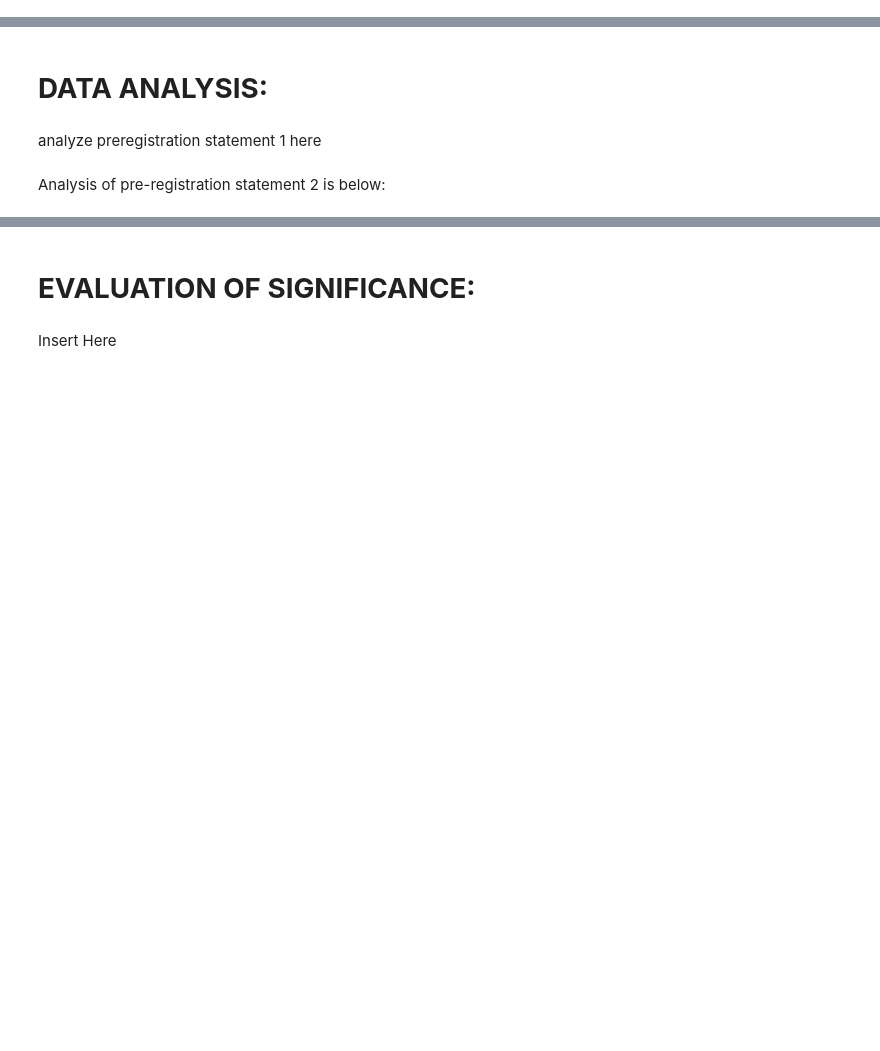
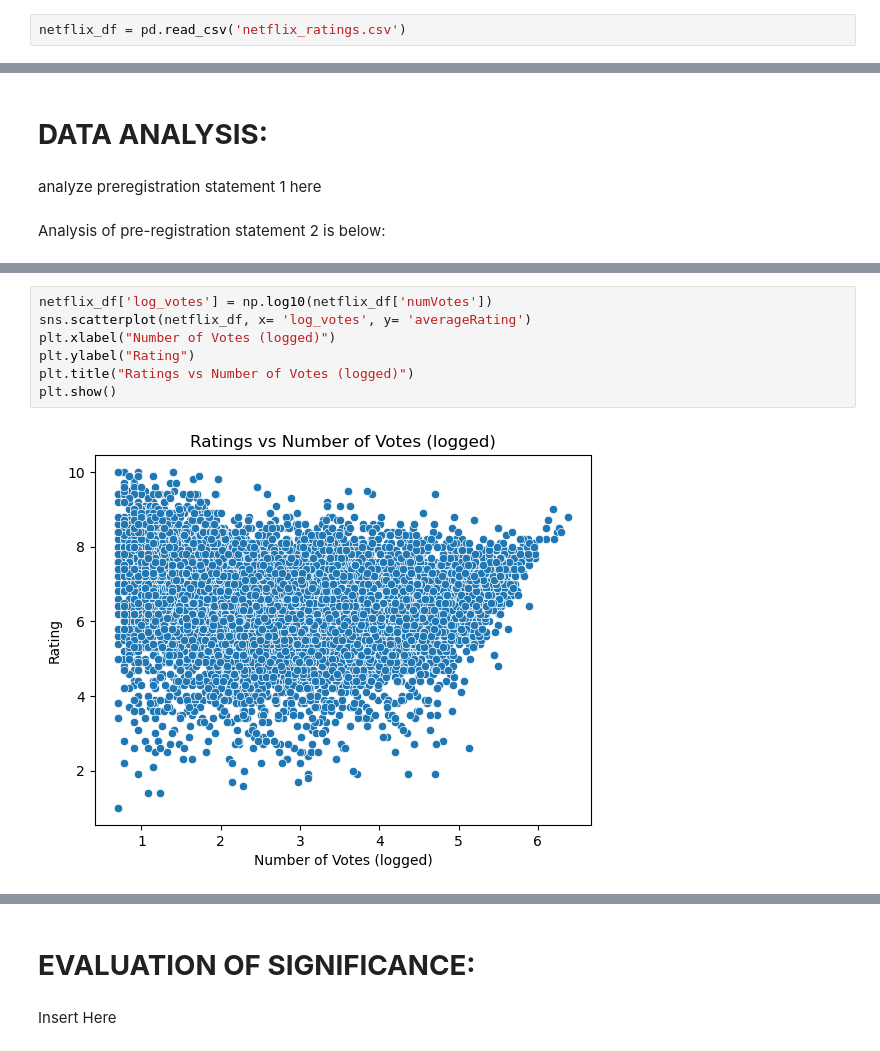
Before and after one commit to xuanlianliu/Data_Science_Project, a Jupyter notebook: Netflix.ipynb, the cells around one changed output, grey strips where cells are left out. Saved outputs shown, nothing was run; the diff lists cells and outputs as text; blank space fills up the shorter version.

```diff
--- a/NetflixShows.ipynb
+++ b/Netflix.ipynb
@@ -72,6 +72,8 @@ Note: you may need to restart the kernel to use updated packages.
 # __DATA CLEANING:__
 # %% [markdown]
 Insert description here (MAKE SURE TO INCLUDE THE LINK TO ipynb on github of data-cleaning.ipynb)
+# %%
+netflix_df = pd.read_csv('netflix_ratings.csv')
 # %% [markdown]
 # __DATA DESCRIPTION:__
 # %% [markdown]
@@ -328,0 +339,9 @@ NameError: name 'netflix_df' is not defined
+# %%
+netflix_df['log_votes'] = np.log10(netflix_df['numVotes'])
+sns.scatterplot(netflix_df, x= 'log_votes', y= 'averageRating')
+plt.xlabel("Number of Votes (logged)")
+plt.ylabel("Rating")
+plt.title("Ratings vs Number of Votes (logged)")
+plt.show()
+# %% [output]
+[figure, added]
```
Also changed, not shown: parts of 7 cells of this notebook, 4 other files.
